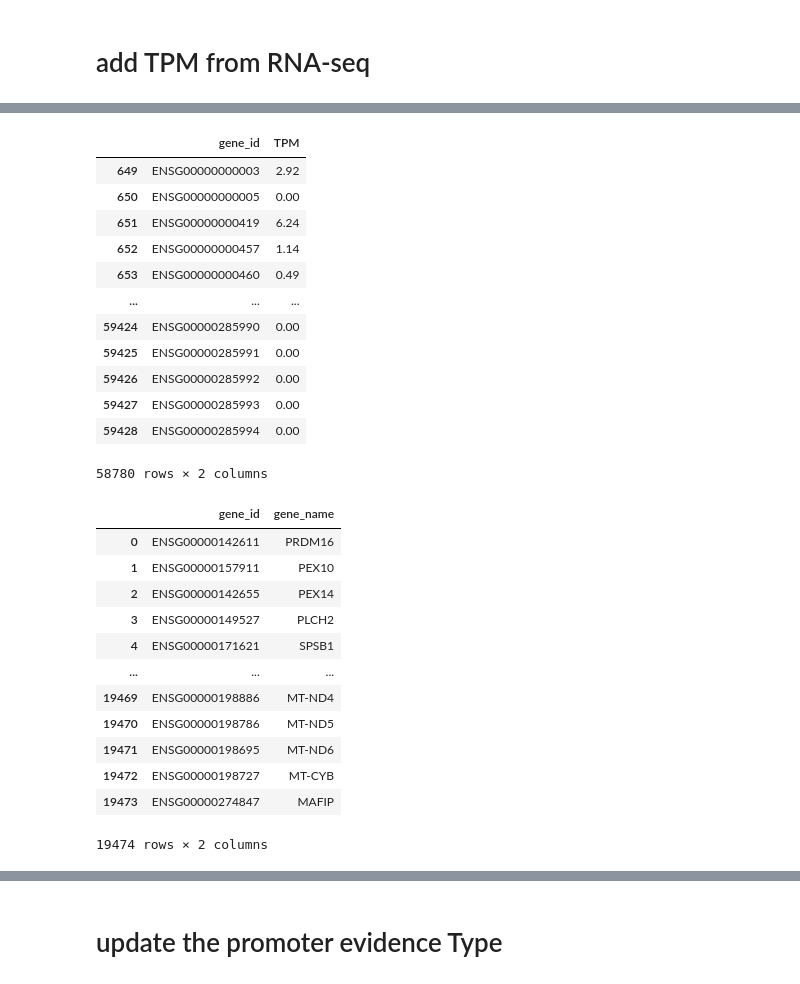
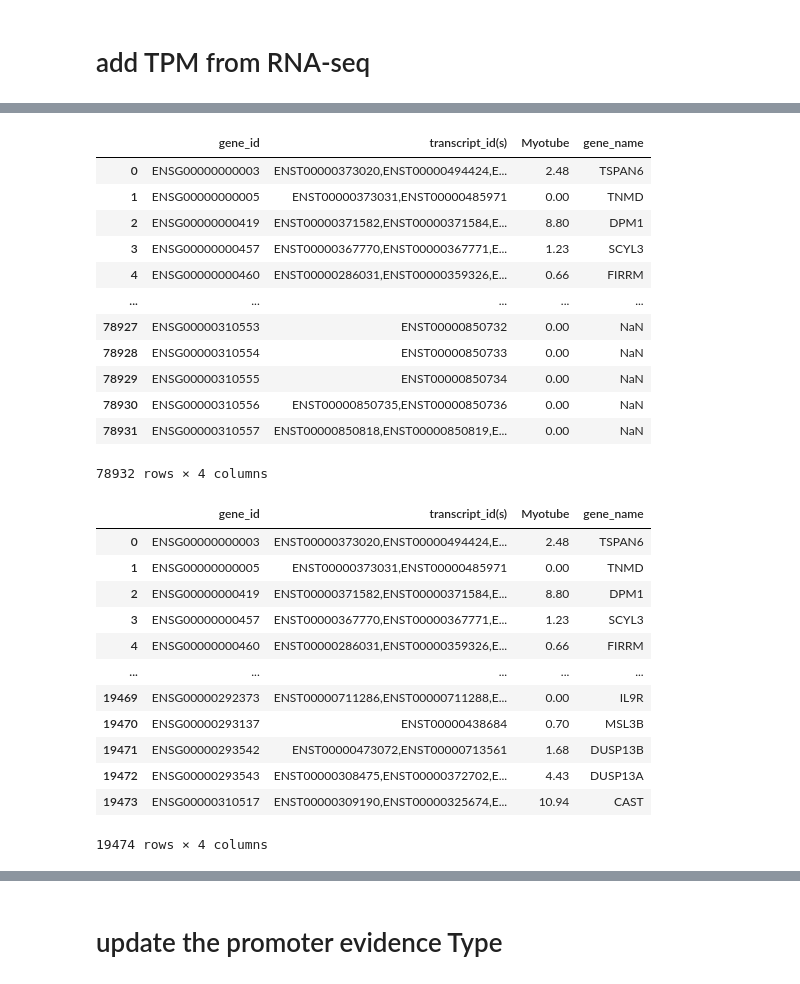
Before and after one commit to mingjutsai/PreprocessDB, a Jupyter notebook: promoter_table/MT_promoter_table.ipynb, the cells around one changed output, grey strips where cells are left out. Cells and saved outputs as stored; diff of their text form; code cells hidden in the pictures.

```diff
--- a/promoter_table/MT_promoter_table.ipynb
+++ b/promoter_table/MT_promoter_table.ipynb
@@ -668,7 +668,7 @@ collapsed_df.head(50)
 # %% [markdown]
 # add TPM from RNA-seq
 # %%
-gene_tpm = pd.read_csv('/mnt/10T-backup-mingju/ifar/RNA_seq/MT/ENCFF082PRM_gene_quantifications.tsv',sep='\t')
+gene_tpm = pd.read_csv('/mnt/10T-backup-mingju/ifar/RNA_seq/MT/nf_results/star_rsem/rsem.merged.gene_tpm.tsv',sep='\t')
 # %%
 gene_tpm
 # %% [output]
@@ -688,25 +688,25 @@ gene_tpm
 # %%
-gene_tpm = gene_tpm[['gene_id','TPM']]
+gene_map =pd.read_csv('./geneid2name.csv')
 # %%
-# 1. keep rows where gene_id starts with 'ENSG'
-gene_tpm = gene_tpm[gene_tpm["gene_id"].str.startswith("ENSG", na=False)].copy()
-
-# 2. remove version suffix (e.g. .8)
-gene_tpm["gene_id"] = gene_tpm["gene_id"].str.replace(r"\.\d+$", "", regex=True)
+gene_tpm = gene_tpm.merge(
+    gene_map,
+    on="gene_id",
+    how="left"
+)
 # %%
 gene_tpm
 # %% [output]
-|  | gene_id | TPM |
-| 649 | ENSG00000000003 | 2.92 |
-| 650 | ENSG00000000005 | 0.00 |
-| 651 | ENSG00000000419 | 6.24 |
-| 652 | ENSG00000000457 | 1.14 |
-| 653 | ENSG00000000460 | 0.49 |
-| ... | ... | ... |
-| 59424 | ENSG00000285990 | 0.00 |
-| 59425 | ENSG00000285991 | 0.00 |
-| 59426 | ENSG00000285992 | 0.00 |
-| 59427 | ENSG00000285993 | 0.00 |
-| 59428 | ENSG00000285994 | 0.00 |
+|  | gene_id | transcript_id(s) | Myotube | gene_name |
+| 0 | ENSG00000000003 | ENST00000373020,ENST00000494424,E... | 2.48 | TSPAN6 |
+| 1 | ENSG00000000005 | ENST00000373031,ENST00000485971 | 0.00 | TNMD |
+| 2 | ENSG00000000419 | ENST00000371582,ENST00000371584,E... | 8.80 | DPM1 |
+| 3 | ENSG00000000457 | ENST00000367770,ENST00000367771,E... | 1.23 | SCYL3 |
+| 4 | ENSG00000000460 | ENST00000286031,ENST00000359326,E... | 0.66 | FIRRM |
+| ... | ... | ... | ... | ... |
+| 78927 | ENSG00000310553 | ENST00000850732 | 0.00 | NaN |
+| 78928 | ENSG00000310554 | ENST00000850733 | 0.00 | NaN |
+| 78929 | ENSG00000310555 | ENST00000850734 | 0.00 | NaN |
+| 78930 | ENSG00000310556 | ENST00000850735,ENST00000850736 | 0.00 | NaN |
+| 78931 | ENSG00000310557 | ENST00000850818,ENST00000850819,E... | 0.00 | NaN |
-58780 rows × 2 columns
+78932 rows × 4 columns
 # %%
@@ -714,17 +714,17 @@ gene_map =pd.read_csv('./geneid2name.csv')
 # %%
-gene_map
+gene_tpm
 # %% [output]
-|  | gene_id | gene_name |
-| 0 | ENSG00000142611 | PRDM16 |
-| 1 | ENSG00000157911 | PEX10 |
-| 2 | ENSG00000142655 | PEX14 |
-| 3 | ENSG00000149527 | PLCH2 |
-| 4 | ENSG00000171621 | SPSB1 |
-| ... | ... | ... |
-| 19469 | ENSG00000198886 | MT-ND4 |
-| 19470 | ENSG00000198786 | MT-ND5 |
-| 19471 | ENSG00000198695 | MT-ND6 |
-| 19472 | ENSG00000198727 | MT-CYB |
-| 19473 | ENSG00000274847 | MAFIP |
+|  | gene_id | transcript_id(s) | Myotube | gene_name |
+| 0 | ENSG00000000003 | ENST00000373020,ENST00000494424,E... | 2.48 | TSPAN6 |
+| 1 | ENSG00000000005 | ENST00000373031,ENST00000485971 | 0.00 | TNMD |
+| 2 | ENSG00000000419 | ENST00000371582,ENST00000371584,E... | 8.80 | DPM1 |
+| 3 | ENSG00000000457 | ENST00000367770,ENST00000367771,E... | 1.23 | SCYL3 |
+| 4 | ENSG00000000460 | ENST00000286031,ENST00000359326,E... | 0.66 | FIRRM |
+| ... | ... | ... | ... | ... |
+| 19469 | ENSG00000292373 | ENST00000711286,ENST00000711288,E... | 0.00 | IL9R |
+| 19470 | ENSG00000293137 | ENST00000438684 | 0.70 | MSL3B |
+| 19471 | ENSG00000293542 | ENST00000473072,ENST00000713561 | 1.68 | DUSP13B |
+| 19472 | ENSG00000293543 | ENST00000308475,ENST00000372702,E... | 4.43 | DUSP13A |
+| 19473 | ENSG00000310517 | ENST00000309190,ENST00000325674,E... | 10.94 | CAST |
-19474 rows × 2 columns
+19474 rows × 4 columns
 # %%
```
Also changed, not shown: parts of 23 cells of this notebook.
